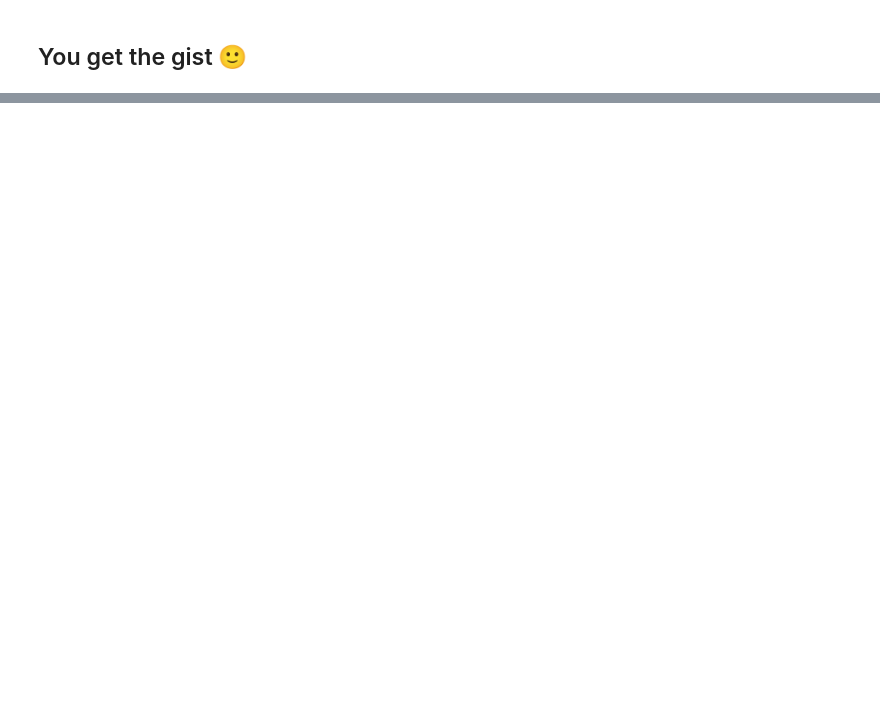
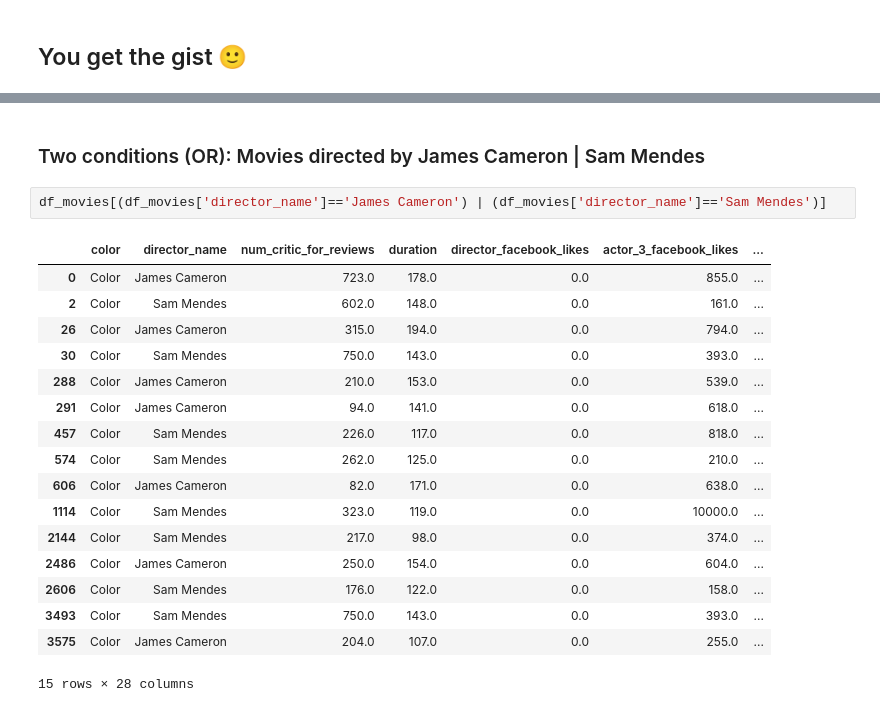
Before and after one commit to siddharth101/Pandas, a Jupyter notebook: Notebooks/Pandas_Basics_2.ipynb, the cells around one changed output, grey strips where cells are left out. Drawn from its saved outputs; the diff is of its cells as text; blank space fills up the shorter version.

```diff
--- a/Notebooks/Pandas_Basics_2.ipynb
+++ b/Notebooks/Pandas_Basics_2.ipynb
@@ -118,0 +155,22 @@ df_movies.loc[:5,'gross':]
+# %% [markdown]
+### Two conditions (OR): Movies directed by James Cameron | Sam Mendes
+# %%
+df_movies[(df_movies['director_name']=='James Cameron') | (df_movies['director_name']=='Sam Mendes')]
+# %% [output]
+|  | color | director_name | num_critic_for_reviews | duration | director_facebook_likes | actor_3_facebook_likes | ... |
+| 0 | Color | James Cameron | 723.0 | 178.0 | 0.0 | 855.0 | ... |
+| 2 | Color | Sam Mendes | 602.0 | 148.0 | 0.0 | 161.0 | ... |
+| 26 | Color | James Cameron | 315.0 | 194.0 | 0.0 | 794.0 | ... |
+| 30 | Color | Sam Mendes | 750.0 | 143.0 | 0.0 | 393.0 | ... |
+| 288 | Color | James Cameron | 210.0 | 153.0 | 0.0 | 539.0 | ... |
+| 291 | Color | James Cameron | 94.0 | 141.0 | 0.0 | 618.0 | ... |
+| 457 | Color | Sam Mendes | 226.0 | 117.0 | 0.0 | 818.0 | ... |
+| 574 | Color | Sam Mendes | 262.0 | 125.0 | 0.0 | 210.0 | ... |
+| 606 | Color | James Cameron | 82.0 | 171.0 | 0.0 | 638.0 | ... |
+| 1114 | Color | Sam Mendes | 323.0 | 119.0 | 0.0 | 10000.0 | ... |
+| 2144 | Color | Sam Mendes | 217.0 | 98.0 | 0.0 | 374.0 | ... |
+| 2486 | Color | James Cameron | 250.0 | 154.0 | 0.0 | 604.0 | ... |
+| 2606 | Color | Sam Mendes | 176.0 | 122.0 | 0.0 | 158.0 | ... |
+| 3493 | Color | Sam Mendes | 750.0 | 143.0 | 0.0 | 393.0 | ... |
+| 3575 | Color | James Cameron | 204.0 | 107.0 | 0.0 | 255.0 | ... |
+15 rows × 28 columns
```
Also changed, not shown: parts of 18 cells of this notebook.
